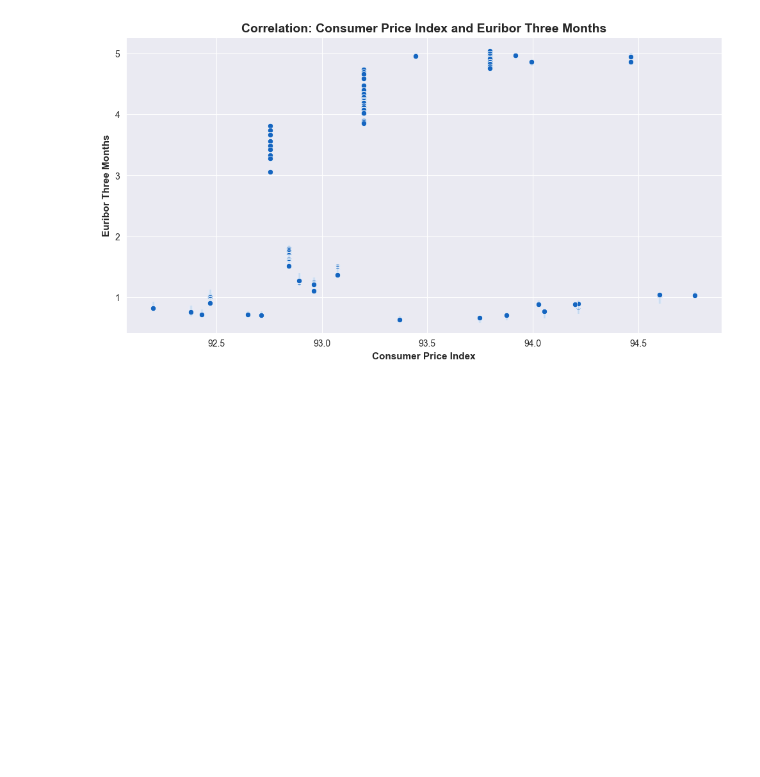
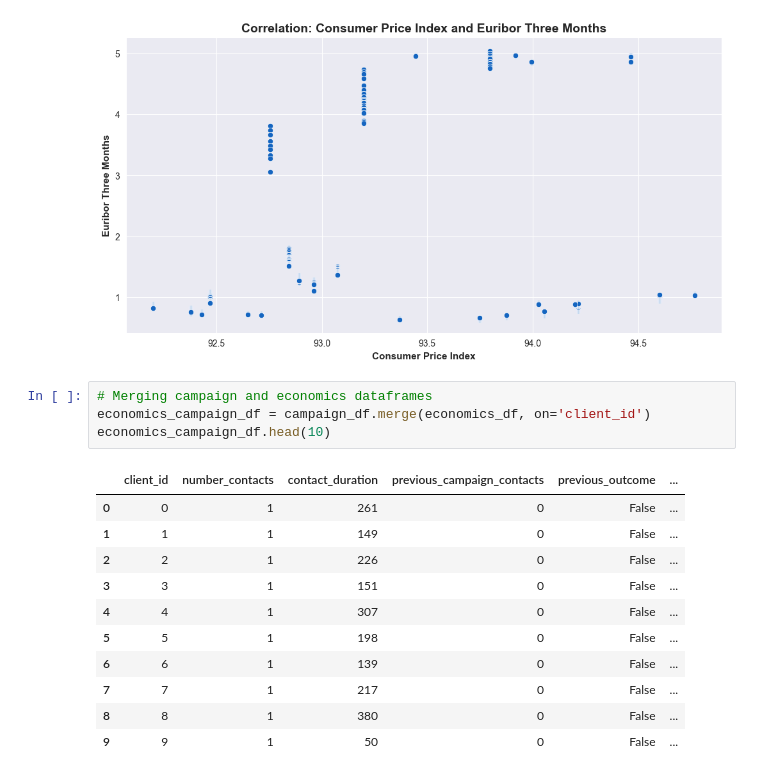
Before and after one commit to StephanieApaza/Bank_marketing_campaign, a Jupyter notebook: bank_marketing/bank_marketing.ipynb, the cells around one changed output. Drawn from its saved outputs; the diff is of its cells as text; blank space fills up the shorter version.

```diff
--- a/bank_marketing/bank_marketing.ipynb
+++ b/bank_marketing/bank_marketing.ipynb
@@ -789,3 +801,19 @@ plt.ylabel("Euribor Three Months", fontsize=11, weight="bold")
 plt.show()
 # %% [output]
 [figure]
+# %%
+# Merging campaign and economics dataframes
+economics_campaign_df = campaign_df.merge(economics_df, on='client_id')
+economics_campaign_df.head(10)
+# %% [output]
+|  | client_id | number_contacts | contact_duration | previous_campaign_contacts | previous_outcome | ... |
+| 0 | 0 | 1 | 261 | 0 | False | ... |
+| 1 | 1 | 1 | 149 | 0 | False | ... |
+| 2 | 2 | 1 | 226 | 0 | False | ... |
+| 3 | 3 | 1 | 151 | 0 | False | ... |
+| 4 | 4 | 1 | 307 | 0 | False | ... |
+| 5 | 5 | 1 | 198 | 0 | False | ... |
+| 6 | 6 | 1 | 139 | 0 | False | ... |
+| 7 | 7 | 1 | 217 | 0 | False | ... |
+| 8 | 8 | 1 | 380 | 0 | False | ... |
+| 9 | 9 | 1 | 50 | 0 | False | ... |
```
Also changed, not shown: parts of 10 cells of this notebook.
